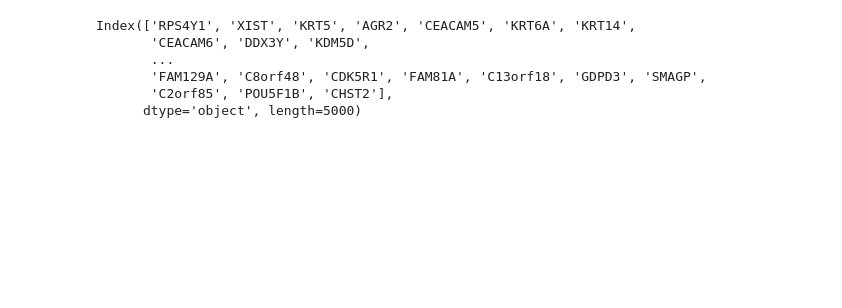
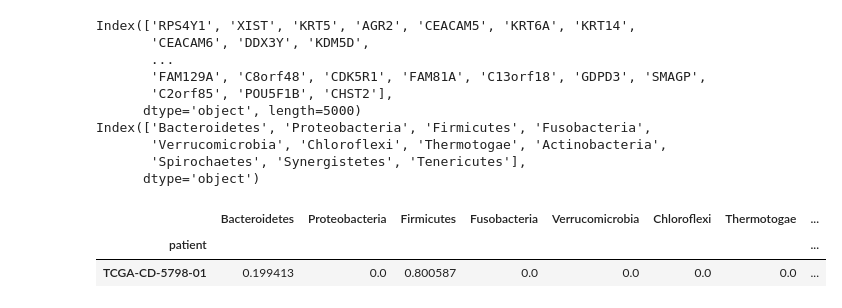
Before and after one commit to GdePaulo/Host-Microbial-Omics-Integration, a Jupyter notebook: visualization.ipynb, the cells around one changed output. Saved outputs shown, nothing was run; the diff lists cells and outputs as text; code cells hidden in the pictures; blank space fills up the shorter version.

```diff
--- a/visualization.ipynb
+++ b/visualization.ipynb
@@ -7,16 +7,26 @@ d = pd.read_csv(f"Data/{cancer}/gene_biome_{cancer}.csv", index_col=0)
 # %%
 # Visualize data with PCA, making sure it's standardized
 y = d["tumor"]
 x = d.drop(["tumor"], axis=1)
 d_ge = x.drop(x.columns[range(0,11)], axis=1)
+d_mb = x.iloc[:, range(0,11)]
 print(d_ge.columns)
+print(d_mb.columns)
+d_mb.head(1)
 # %% [output]
 Index(['RPS4Y1', 'XIST', 'KRT5', 'AGR2', 'CEACAM5', 'KRT6A', 'KRT14',
        'CEACAM6', 'DDX3Y', 'KDM5D',
        ...
        'FAM129A', 'C8orf48', 'CDK5R1', 'FAM81A', 'C13orf18', 'GDPD3', 'SMAGP',
        'C2orf85', 'POU5F1B', 'CHST2'],
       dtype='object', length=5000)
+Index(['Bacteroidetes', 'Proteobacteria', 'Firmicutes', 'Fusobacteria',
+       'Verrucomicrobia', 'Chloroflexi', 'Thermotogae', 'Actinobacteria',
+       'Spirochaetes', 'Synergistetes', 'Tenericutes'],
+      dtype='object')
+|  | Bacteroidetes | Proteobacteria | Firmicutes | Fusobacteria | Verrucomicrobia | Chloroflexi | Thermotogae | ... |
+| patient |  |  |  |  |  |  |  | ... |
+| TCGA-CD-5798-01 | 0.199413 | 0.0 | 0.800587 | 0.0 | 0.0 | 0.0 | 0.0 | ... |
 # %%
 from sklearn.decomposition import PCA
 pca = PCA(n_components=2)
```
Also changed, not shown: parts of 2 cells of this notebook.
